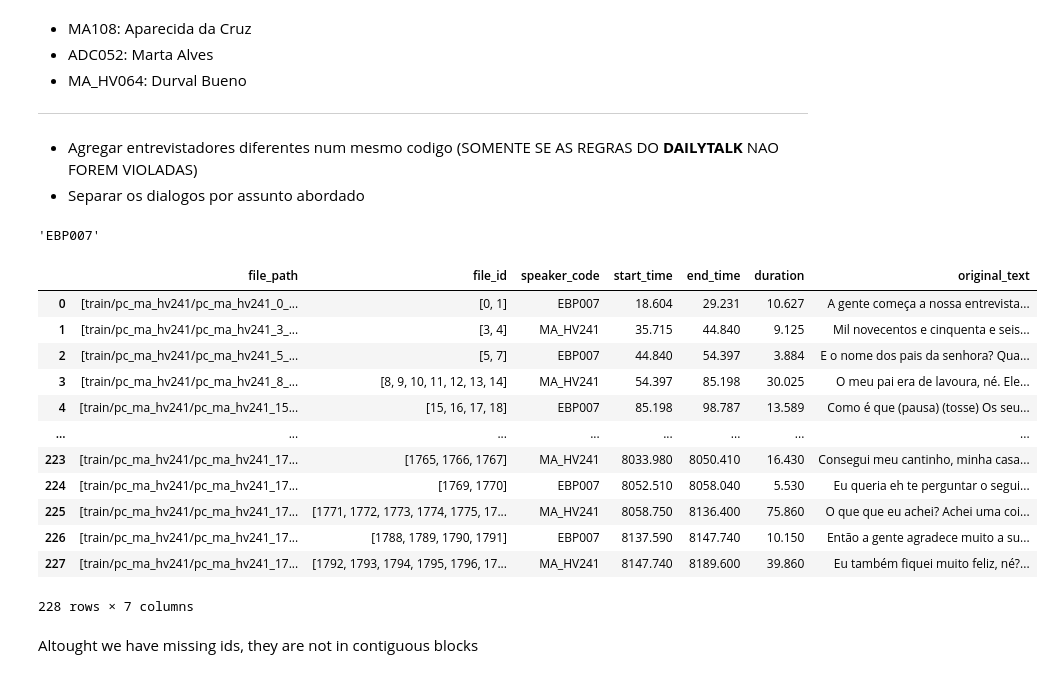
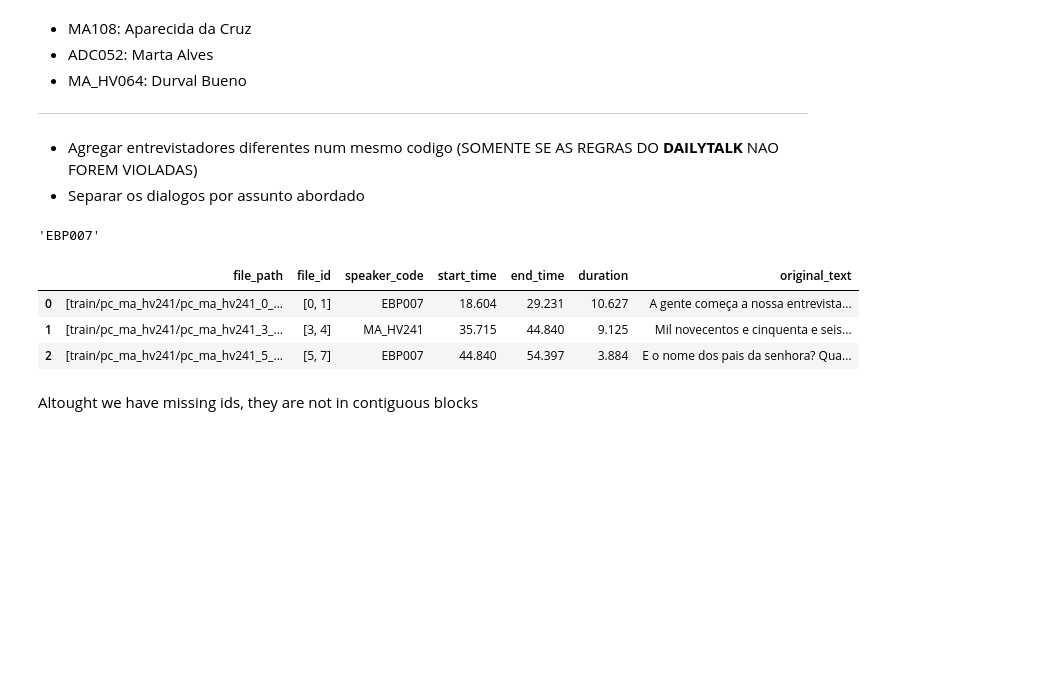
Before and after one commit to antonioMoreira/my-masters-degree, a Jupyter notebook: notebooks/mupe-dataset.ipynb, the cells around one changed output. Saved outputs shown, nothing was run; the diff lists cells and outputs as text; code cells hidden in the pictures; blank space fills up the shorter version.

```diff
--- a/notebooks/mupe-dataset.ipynb
+++ b/notebooks/mupe-dataset.ipynb
@@ -330,9 +330,10 @@ def aggregate_sample_dialogues(mupe_df: pd.DataFrame, audio_id: int) -> tuple[pd
 
     Returns
     -------
-    tuple[pd.DataFrame, list[int]]
+    tuple[pd.DataFrame, list[int], str]
         - Aggregated blocks with merged interviewer turns.
         - Sorted list of missing file_id counters.
+        - The joined interviewer speaker_code.
     """
     sample = mupe_df.loc[mupe_df["audio_id"] == audio_id].sort_values("start_time").copy()
 
@@ -362,40 +363,31 @@ def aggregate_sample_dialogues(mupe_df: pd.DataFrame, audio_id: int) -> tuple[pd
         sample.assign(block_id=block_id, file_id=file_id_series)
         .groupby("block_id")
         .agg(
             file_path=("file_path", list),
             file_id=("file_id", list),
             speaker_code=("speaker_code", "first"),
             start_time=("start_time", "min"),
             end_time=("end_time", "max"),
             duration=("duration", "sum"),
             original_text=("original_text", " ".join),
         )
         .reset_index(drop=True)
     )
 
     if file_id_series.empty:
         return df_agg, [], join_code
 
     file_ids = file_id_series.to_numpy(dtype=int)
     expected = set(range(file_ids.min(), file_ids.max() + 1))
     missing_ids = sorted(expected.difference(file_ids))
     return df_agg, missing_ids, join_code
 
 # Valid audios ids: 859, 484, 461
 mupe_train_sample, missing_ids_sample, itvw_code = aggregate_sample_dialogues(mupe_train, audio_id=484)
 # display(missing_ids_sample)
-mupe_train_sample
+mupe_train_sample.head(3)
 # %% [output]
 |  | file_path | file_id | speaker_code | start_time | end_time | duration | original_text |
 | 0 | [train/pc_ma_hv241/pc_ma_hv241_0_... | [0, 1] | EBP007 | 18.604 | 29.231 | 10.627 | A gente começa a nossa entrevista... |
 | 1 | [train/pc_ma_hv241/pc_ma_hv241_3_... | [3, 4] | MA_HV241 | 35.715 | 44.840 | 9.125 | Mil novecentos e cinquenta e seis... |
 | 2 | [train/pc_ma_hv241/pc_ma_hv241_5_... | [5, 7] | EBP007 | 44.840 | 54.397 | 3.884 | E o nome dos pais da senhora? Qua... |
-| 3 | [train/pc_ma_hv241/pc_ma_hv241_8_... | [8, 9, 10, 11, 12, 13, 14] | MA_HV241 | 54.397 | 85.198 | 30.025 | O meu pai era de lavoura, né. Ele... |
-| 4 | [train/pc_ma_hv241/pc_ma_hv241_15... | [15, 16, 17, 18] | EBP007 | 85.198 | 98.787 | 13.589 | Como é que (pausa) (tosse) Os seu... |
-| ... | ... | ... | ... | ... | ... | ... | ... |
-| 223 | [train/pc_ma_hv241/pc_ma_hv241_17... | [1765, 1766, 1767] | MA_HV241 | 8033.980 | 8050.410 | 16.430 | Consegui meu cantinho, minha casa... |
-| 224 | [train/pc_ma_hv241/pc_ma_hv241_17... | [1769, 1770] | EBP007 | 8052.510 | 8058.040 | 5.530 | Eu queria eh te perguntar o segui... |
-| 225 | [train/pc_ma_hv241/pc_ma_hv241_17... | [1771, 1772, 1773, 1774, 1775, 17... | MA_HV241 | 8058.750 | 8136.400 | 75.860 | O que que eu achei? Achei uma coi... |
-| 226 | [train/pc_ma_hv241/pc_ma_hv241_17... | [1788, 1789, 1790, 1791] | EBP007 | 8137.590 | 8147.740 | 10.150 | Então a gente agradece muito a su... |
-| 227 | [train/pc_ma_hv241/pc_ma_hv241_17... | [1792, 1793, 1794, 1795, 1796, 17... | MA_HV241 | 8147.740 | 8189.600 | 39.860 | Eu também fiquei muito feliz, né?... |
-228 rows × 7 columns
```
Also changed, not shown: parts of 8 cells of this notebook.
